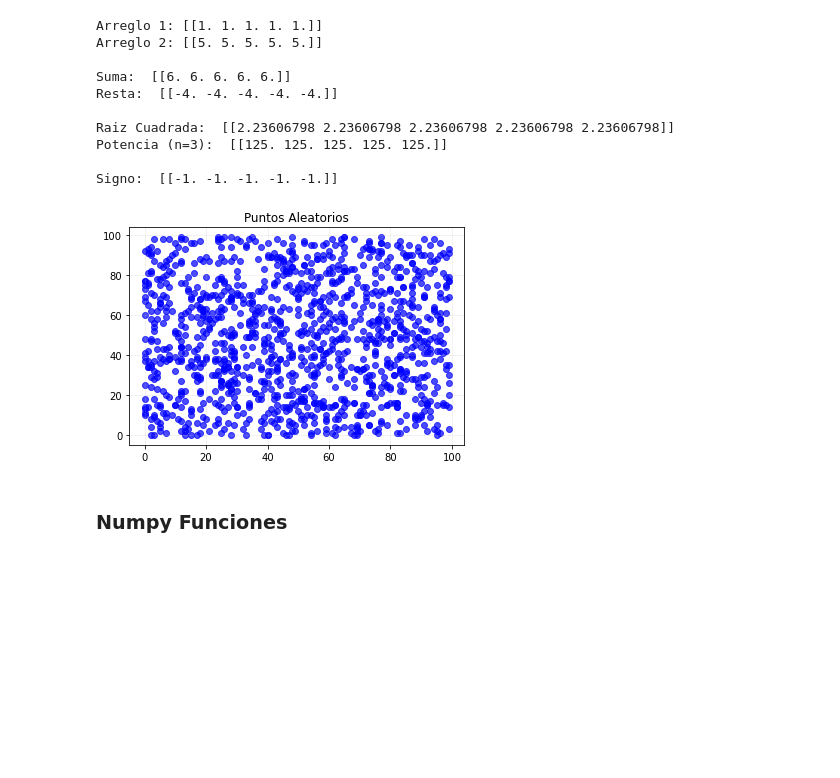
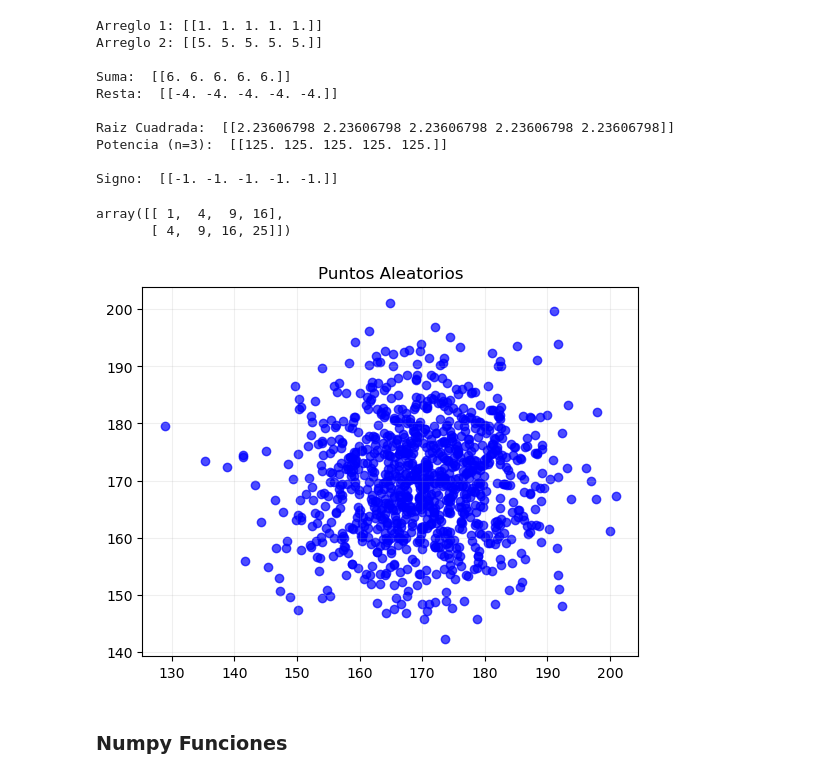
Before and after one commit to IvTole/python-pandas-taller, a Jupyter notebook: T2-Introduccion-Numpy/T2_Intro_Numpy.ipynb, the cells around one changed output. Drawn from its saved outputs; the diff is of its cells as text; code cells hidden in the pictures; blank space fills up the shorter version.

```diff
--- a/T2-Introduccion-Numpy/T2_Intro_Numpy.ipynb
+++ b/T2-Introduccion-Numpy/T2_Intro_Numpy.ipynb
@@ -203,18 +201,27 @@ Raiz Cuadrada:  [[2.23606798 2.23606798 2.23606798 2.23606798 2.23606798]]
 Potencia (n=3):  [[125. 125. 125. 125. 125.]]
 
 Signo:  [[-1. -1. -1. -1. -1.]]
+# %%
+array_2d = np.array([[1,2,3,4],[2,3,4,5]])
+array_2d*array_2d
+# %% [output]
+array([[ 1,  4,  9, 16],
+       [ 4,  9, 16, 25]])
 # %%
 import matplotlib.pyplot as plt
 
-x=np.random.randint(100, size=(1200))
-y=np.random.randint(100, size=(1200))
+#x=np.random.randint(-100,100, size=(1200))
+#y=np.random.randint(-100,100, size=(1200))
+
+x=np.random.normal(170,10,1000)
+y=np.random.normal(170,10,1000)
 
 plt.scatter(x, y,color="blue",alpha=0.7)
 plt.title("Puntos Aleatorios")
 plt.grid(alpha=0.2)
 plt.show()
 # %% [output]
-[figure, old version]
+[figure, new version]
 # %% [markdown]
 ### Numpy Funciones
 # %%
```
Also changed, not shown: parts of 8 cells of this notebook, 1 other file.
